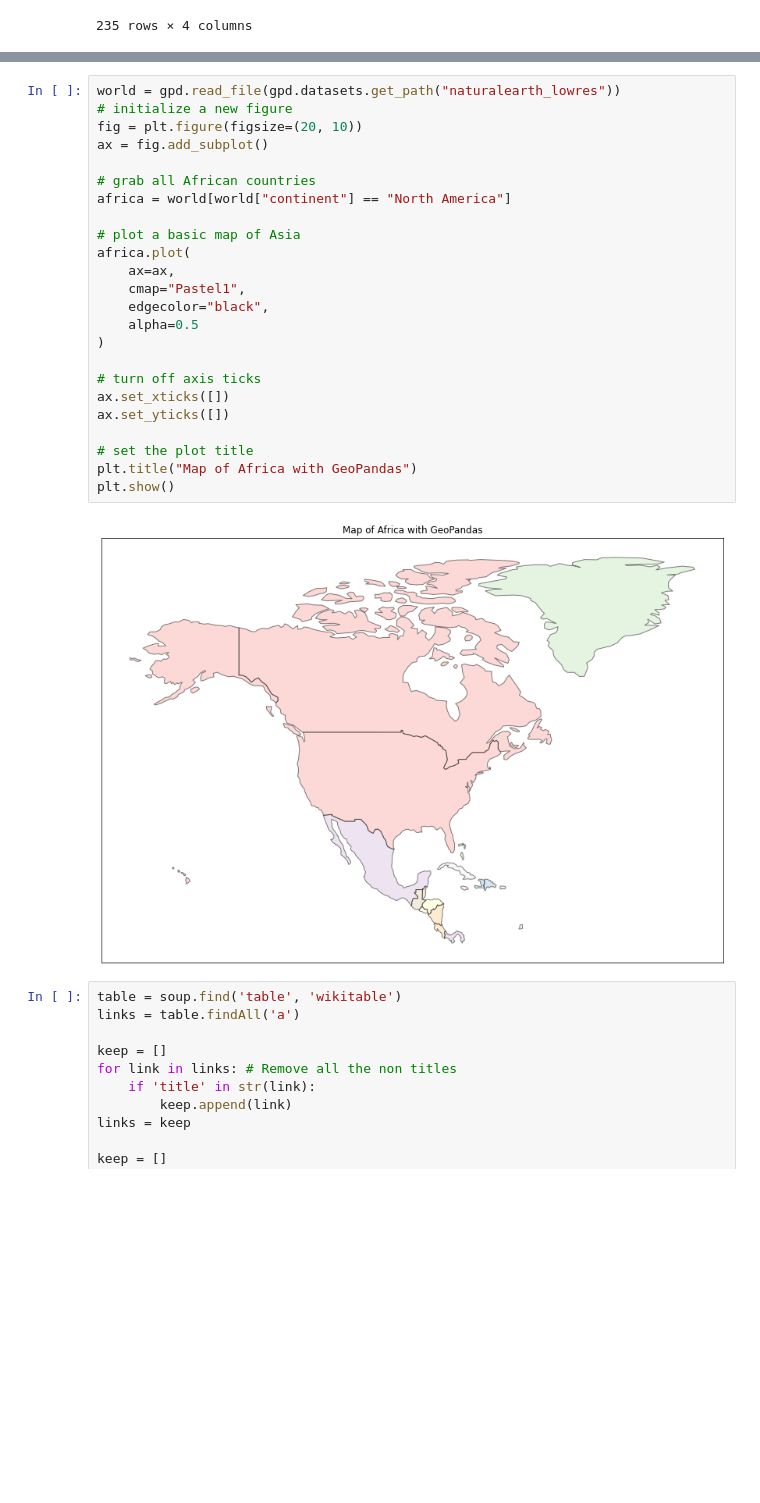
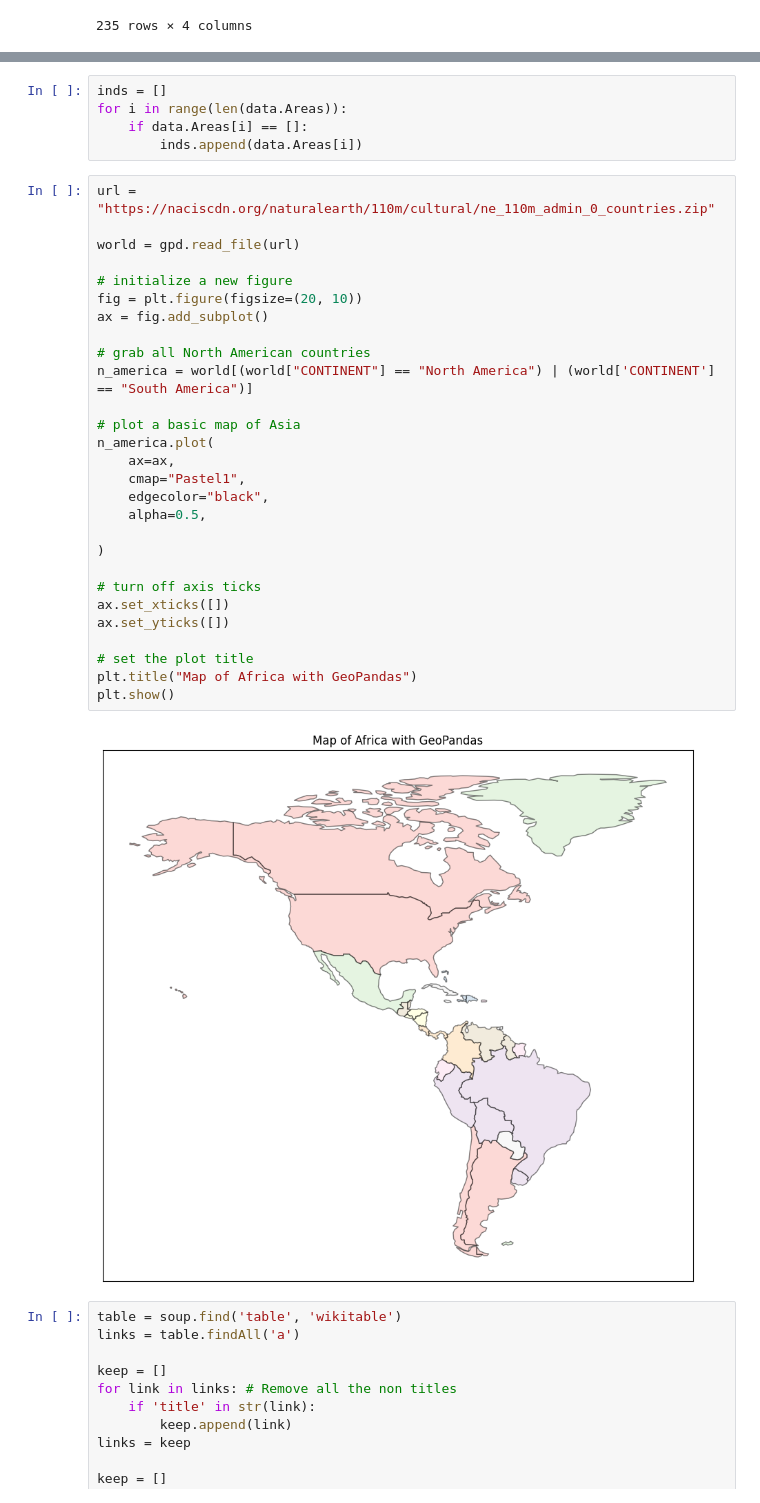
Before and after one commit to Ian-TWhatley/Indigenous-Langugage-Vitality-Webscraper, a Jupyter notebook: Native_Lang.ipynb, the cells around one changed output, grey strips where cells are left out. Saved outputs shown, nothing was run; the diff lists cells and outputs as text; blank space fills up the shorter version.

Commit message:
fixed countries

```diff
--- a/Native_Lang.ipynb
+++ b/Native_Lang.ipynb
@@ -234,29 +158,38 @@ for i in range(len(data['Area(s) Language is spoken'])):
+# %%
+inds = []
+for i in range(len(data.Areas)):
+    if data.Areas[i] == []:
+        inds.append(data.Areas[i])
 # %%
-world = gpd.read_file(gpd.datasets.get_path("naturalearth_lowres"))
+url = "https://naciscdn.org/naturalearth/110m/cultural/ne_110m_admin_0_countries.zip"
+
+world = gpd.read_file(url)
+
 # initialize a new figure
 fig = plt.figure(figsize=(20, 10))
 ax = fig.add_subplot()
 
-# grab all African countries
-africa = world[world["continent"] == "North America"]
+# grab all North American countries
+n_america = world[(world["CONTINENT"] == "North America") | (world['CONTINENT'] == "South America")]
 
 # plot a basic map of Asia
-africa.plot(
+n_america.plot(
     ax=ax,
     cmap="Pastel1",
     edgecolor="black",
-    alpha=0.5
+    alpha=0.5,
+
 )
 
 # turn off axis ticks
 ax.set_xticks([])
 ax.set_yticks([])
 
 # set the plot title
 plt.title("Map of Africa with GeoPandas")
 plt.show()
 # %% [output]
-[figure, old version]
+[figure, new version]
 # %%
 table = soup.find('table', 'wikitable')
 links = table.findAll('a')
```
Also changed, not shown: parts of 13 cells of this notebook.
